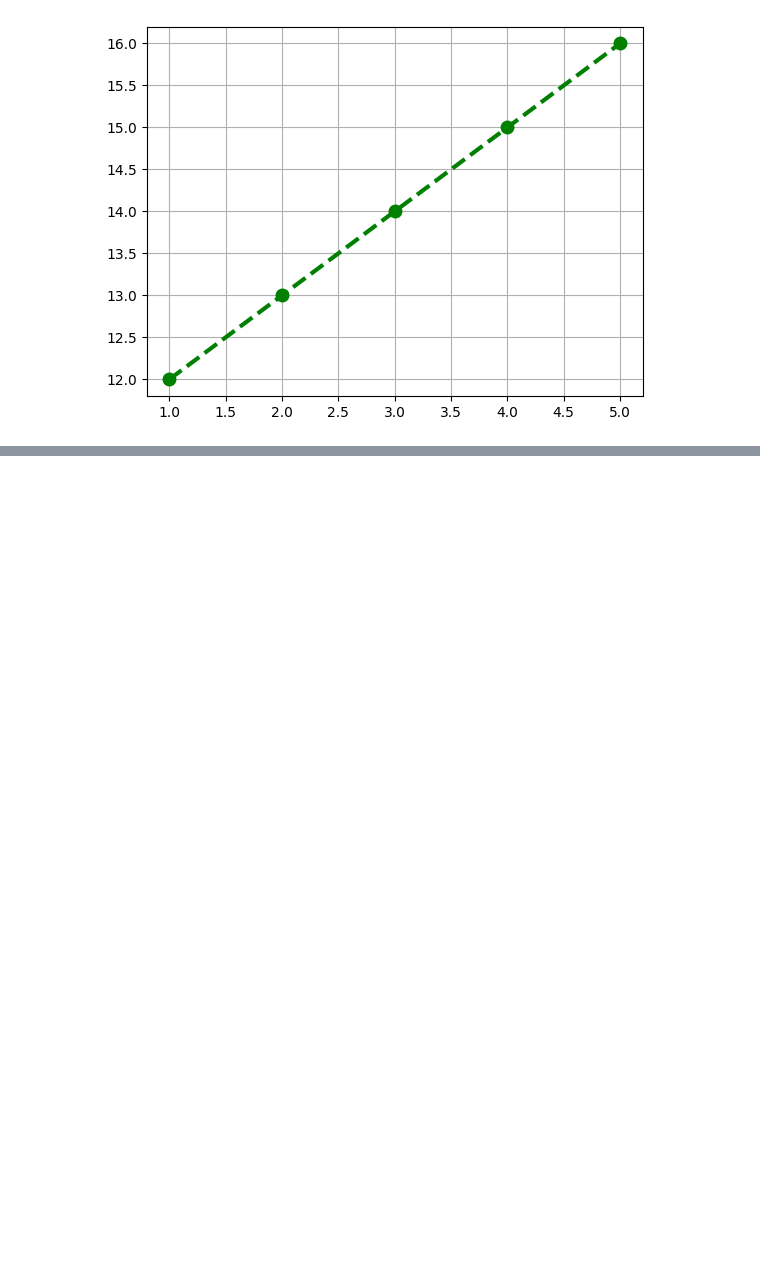
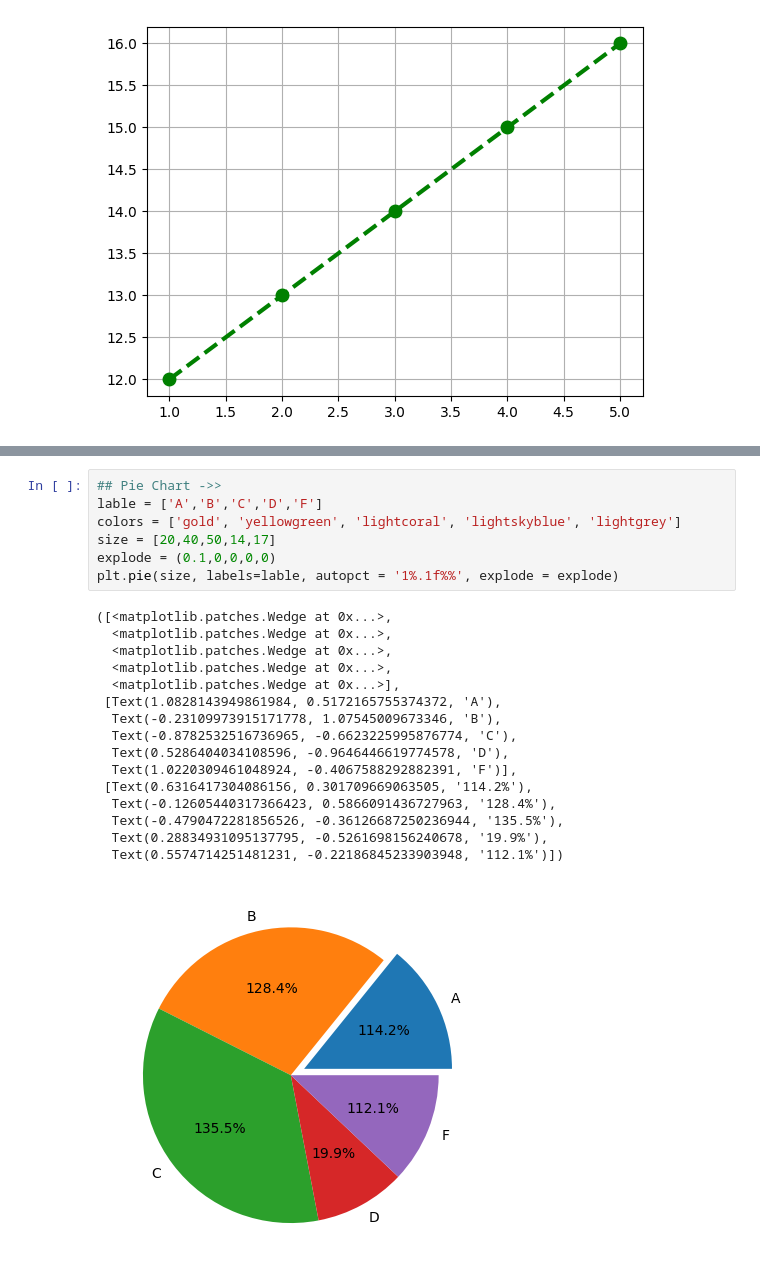
Before and after one commit to Shambhuraje1919/Machine_Learning_Paractice, a Jupyter notebook: package/python_Basics.ipynb, the cells around one changed output, grey strips where cells are left out. Cells and saved outputs as stored; diff of their text form; blank space fills up the shorter version.

```diff
--- a/package/python_Basics.ipynb
+++ b/package/python_Basics.ipynb
@@ -334,0 +368,24 @@ plt.grid(True)
+# %%
+## Pie Chart ->>
+lable = ['A','B','C','D','F']
+colors = ['gold', 'yellowgreen', 'lightcoral', 'lightskyblue', 'lightgrey']
+size = [20,40,50,14,17]
+explode = (0.1,0,0,0,0)
+plt.pie(size, labels=lable, autopct = '1%.1f%%', explode = explode)
+# %% [output]
+([<matplotlib.patches.Wedge at 0x...>,
+  <matplotlib.patches.Wedge at 0x...>,
+  <matplotlib.patches.Wedge at 0x...>,
+  <matplotlib.patches.Wedge at 0x...>,
+  <matplotlib.patches.Wedge at 0x...>],
+ [Text(1.0828143949861984, 0.5172165755374372, 'A'),
+  Text(-0.23109973915171778, 1.07545009673346, 'B'),
+  Text(-0.8782532516736965, -0.6623225995876774, 'C'),
+  Text(0.5286404034108596, -0.9646446619774578, 'D'),
+  Text(1.0220309461048924, -0.4067588292882391, 'F')],
+ [Text(0.6316417304086156, 0.301709669063505, '114.2%'),
+  Text(-0.12605440317366423, 0.5866091436727963, '128.4%'),
+  Text(-0.4790472281856526, -0.36126687250236944, '135.5%'),
+  Text(0.28834931095137795, -0.5261698156240678, '19.9%'),
+  Text(0.5574714251481231, -0.22186845233903948, '112.1%')])
+[figure, added]
```
Also changed, not shown: parts of 4 cells of this notebook, 2 other files.
